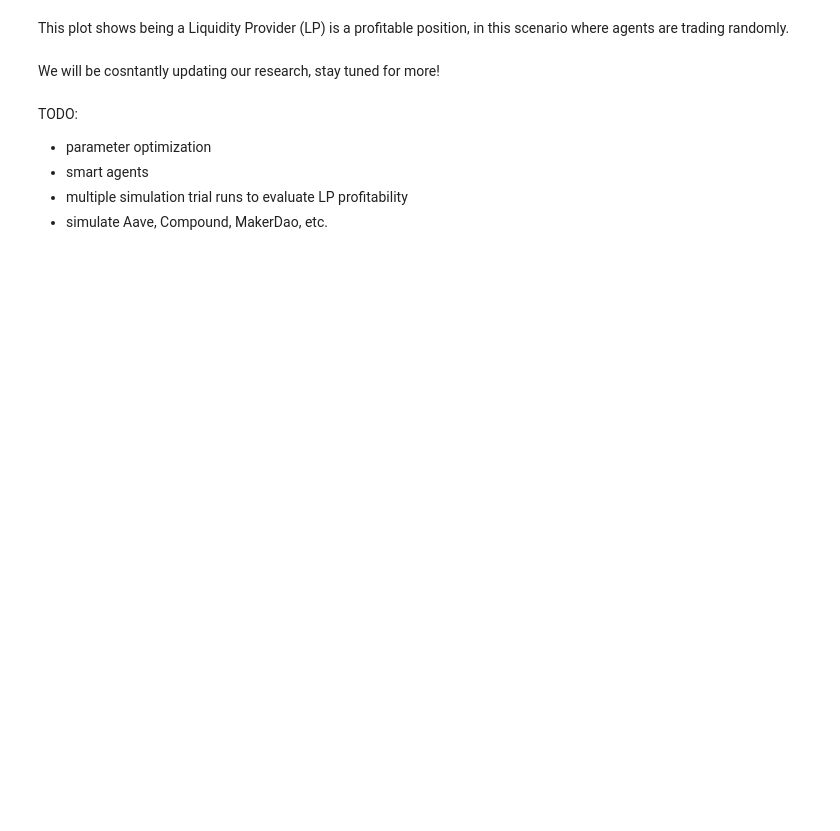
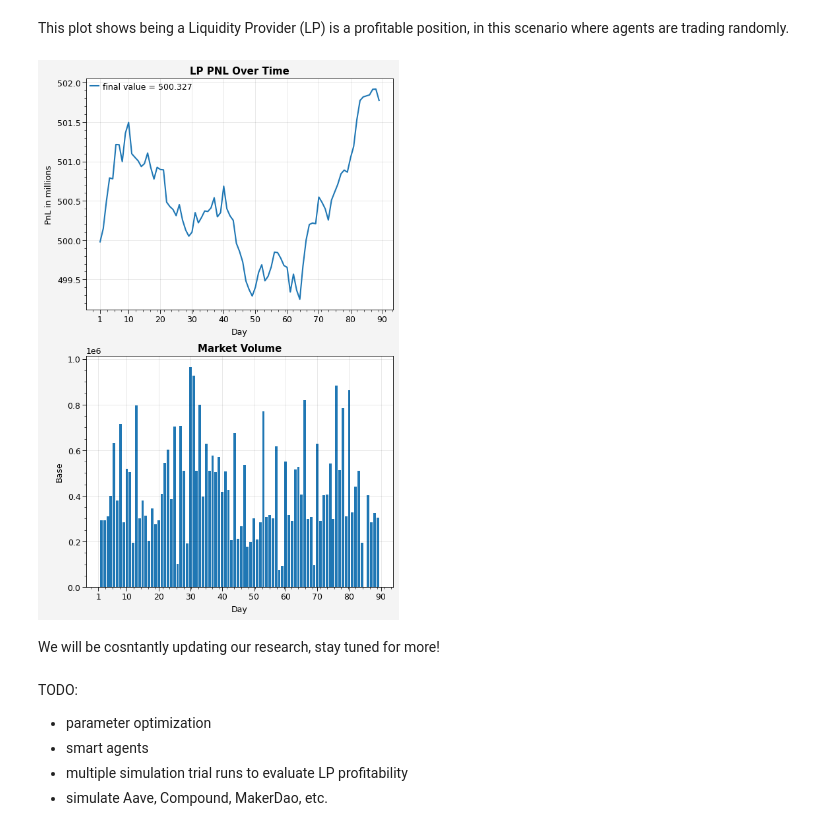
Before and after one commit to delvtech/agent0, a Jupyter notebook: examples/notebooks/PNL.ipynb, the cells around one changed output. Saved outputs shown, nothing was run; the diff lists cells and outputs as text; code cells hidden in the pictures; blank space fills up the shorter version.

```diff
--- a/examples/notebooks/PNL.ipynb
+++ b/examples/notebooks/PNL.ipynb
@@ -536,33 +544,36 @@ trades_agg.head(5)
 fig, ax = plt.subplots(2,1,figsize=(6, 10))
 exclude_last_day = True
 num_agents = 1
 start_idx = 0
 first_trade_that_is_on_last_day = min(trades_agg.index[trades_agg.day == max(trades_agg.day)])
 end_idx = first_trade_that_is_on_last_day - 1 if exclude_last_day is True else len(trades_agg)
 ax[0].plot(trades_agg.loc[start_idx:end_idx,"day"], trades_agg.loc[start_idx:end_idx,"agent_0_pnl_mean"], label=f"mean = {trades_agg.loc[end_idx,'agent_0_pnl_mean']:.3f}")
 ax[0].set_title("LP PNL Over Time")
 ax[0].set_ylabel("PNL")
 ax[0].set_xlabel("Day")
 data = trades.loc[0:first_trade_that_is_on_last_day-1,"agent_0_pnl"]
 xtick_step = 10
 ax[0].set_xticks([0]+[x for x in range(9, simulator.config.simulator.num_trading_days + 1, xtick_step)])
 ax[0].set_xticklabels(['1']+[str(x+1) for x in range(9, simulator.config.simulator.num_trading_days + 1, xtick_step)])
 ax[0].legend({f"final value = {data.values[len(data)-1]:,.3f}"})
 ax[0].set_ylabel("PnL in millions")
 
 exclude_first_trade = True
+exclude_last_trade = True
 start_idx = 1 if exclude_first_trade else 0
 end_idx = first_trade_that_is_on_last_day - 1 if exclude_last_trade is True else None
 ax[1].bar(trades_agg.loc[start_idx:end_idx,"day"], trades_agg.loc[start_idx:end_idx,"delta_base_abs_sum"], label=f"mean = {trades_agg.loc[end_idx,'delta_base_abs_sum']:.3f}")
 ax[1].set_title("Market Volume")
 ax[1].set_ylabel("Base")
 ax[1].set_xlabel("Day")
 xtick_step = 10
 ax[1].set_xticks([0]+[x for x in range(9, simulator.config.simulator.num_trading_days + 1, xtick_step)])
 ax[1].set_xticklabels(['1']+[str(x+1) for x in range(9, simulator.config.simulator.num_trading_days + 1, xtick_step)])
 ylim = ax[1].get_ylim()
 ax[1].set_ylim(0, ylim[1])
 plt.show()
+# %% [output]
+[figure, added]
 # %% [markdown]
 We will be cosntantly updating our research, stay tuned for more!
 # %% [markdown]
```
Also changed, not shown: parts of 6 cells of this notebook.
